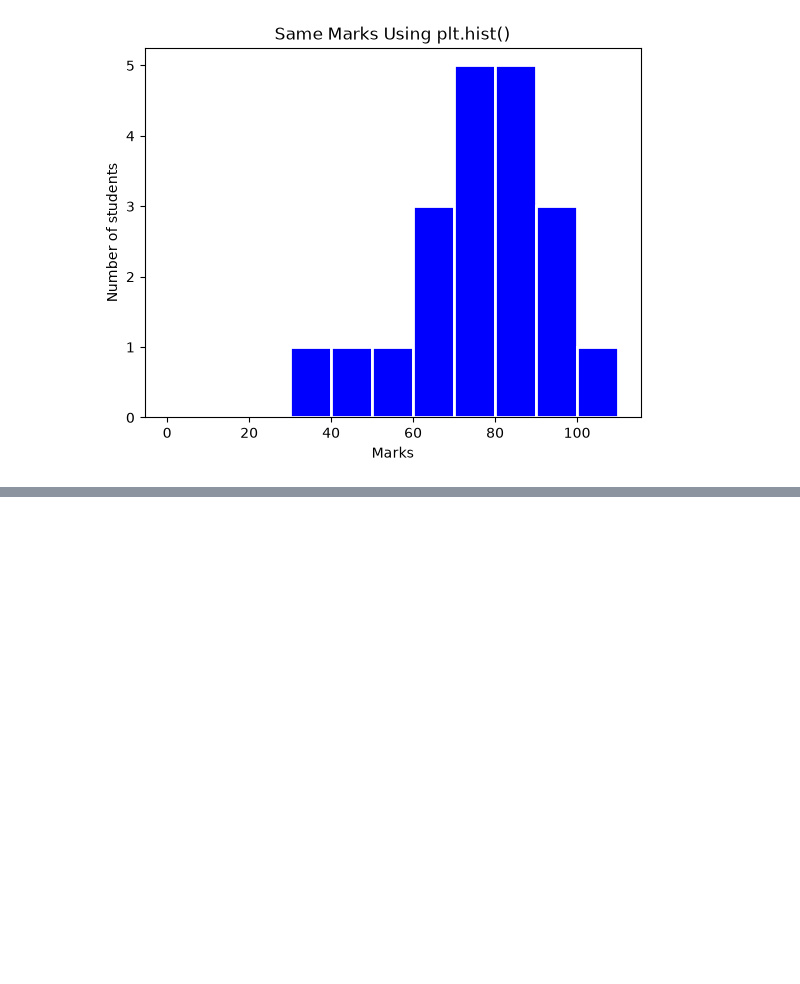
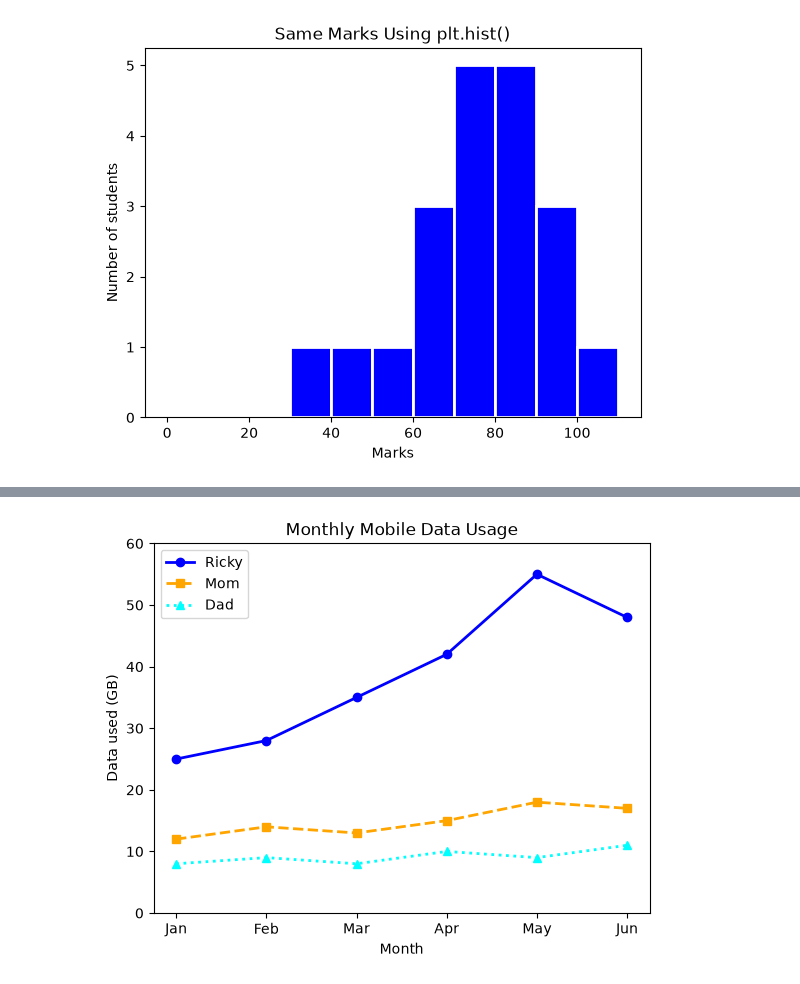
Before and after one commit to mat6099/ML_Debasis_Das, a Jupyter notebook: Visualising_Data.ipynb, the cells around one changed output, grey strips where cells are left out. Saved outputs shown, nothing was run; the diff lists cells and outputs as text; code cells hidden in the pictures; blank space fills up the shorter version.

```diff
--- a/Visualising_Data.ipynb
+++ b/Visualising_Data.ipynb
@@ -146,0 +197,18 @@ plt.show()
+# %%
+months = ["Jan", "Feb", "Mar", "Apr", "May", "Jun"]
+dad    = [ 8,  9,  8, 10,  9, 11]
+mom    = [12, 14, 13, 15, 18, 17]
+ricky   = [25, 28, 35, 42, 55, 48]   # summer vacation in May!
+
+plt.plot(months, ricky, color="blue",   marker="o", linestyle="-",  linewidth=2, label="Ricky")
+plt.plot(months, mom,  color="orange", marker="s", linestyle="--", linewidth=2, label="Mom")
+plt.plot(months, dad,  color="aqua",   marker="^", linestyle=":",  linewidth=2, label="Dad")
+
+plt.legend(loc="upper left")         # we gave labels, so legend is free
+plt.title("Monthly Mobile Data Usage")
+plt.xlabel("Month")
+plt.ylabel("Data used (GB)")
+plt.ylim(0, 60)                      # set y-axis from 0 to 60
+plt.show()
+# %% [output]
+[figure, added]
```
Also changed, not shown: parts of 6 cells of this notebook.
